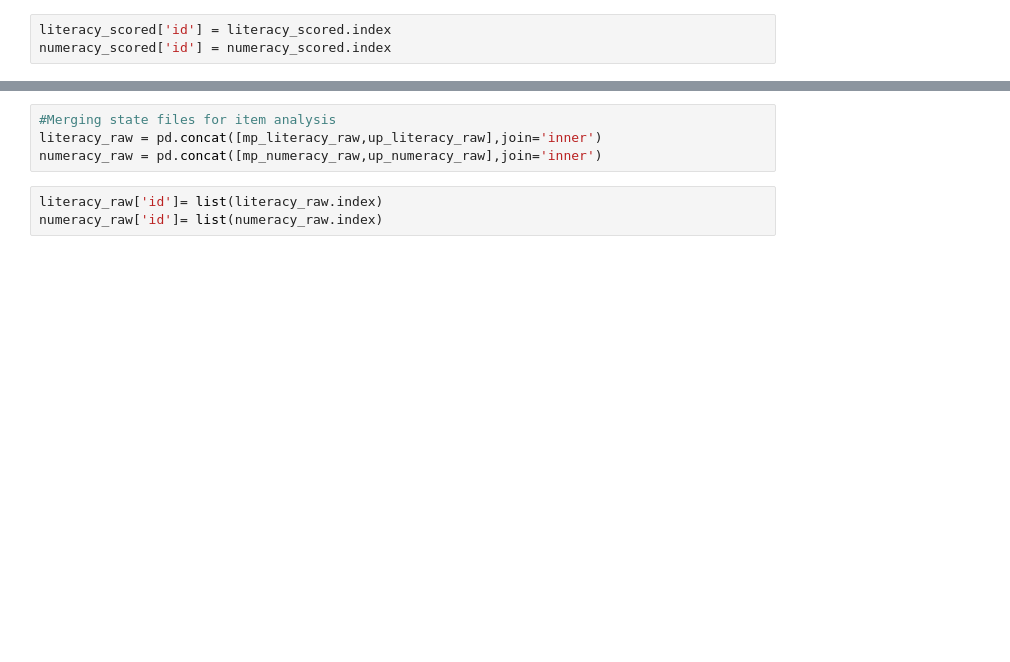
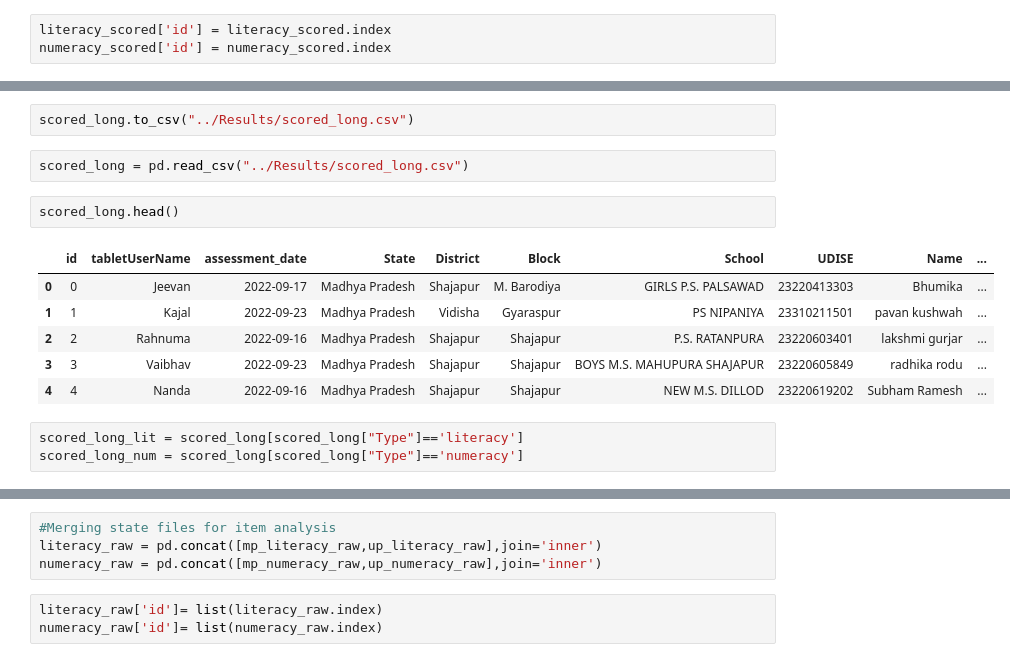
Before and after one commit to arvinds88/csf, a Jupyter notebook: SLO_baseline_data_quality_check.ipynb, the cells around one changed output, grey strips where cells are left out. Drawn from its saved outputs; the diff is of its cells as text; blank space fills up the shorter version.

```diff
--- a/SLO_baseline_data_quality_check.ipynb
+++ b/SLO_baseline_data_quality_check.ipynb
@@ -109,0 +263,16 @@ numeracy_scored['id'] = numeracy_scored.index
+# %%
+scored_long.to_csv("../Results/scored_long.csv")
+# %%
+scored_long = pd.read_csv("../Results/scored_long.csv")
+# %%
+scored_long.head()
+# %% [output]
+|  | id | tabletUserName | assessment_date | State | District | Block | School | UDISE | Name | ... |
+| 0 | 0 | Jeevan | 2022-09-17 | Madhya Pradesh | Shajapur | M. Barodiya | GIRLS P.S. PALSAWAD | 23220413303 | Bhumika | ... |
+| 1 | 1 | Kajal | 2022-09-23 | Madhya Pradesh | Vidisha | Gyaraspur | PS NIPANIYA | 23310211501 | pavan kushwah | ... |
+| 2 | 2 | Rahnuma | 2022-09-16 | Madhya Pradesh | Shajapur | Shajapur | P.S. RATANPURA | 23220603401 | lakshmi gurjar | ... |
+| 3 | 3 | Vaibhav | 2022-09-23 | Madhya Pradesh | Shajapur | Shajapur | BOYS M.S. MAHUPURA SHAJAPUR | 23220605849 | radhika rodu | ... |
+| 4 | 4 | Nanda | 2022-09-16 | Madhya Pradesh | Shajapur | Shajapur | NEW M.S. DILLOD | 23220619202 | Subham Ramesh | ... |
+# %%
+scored_long_lit = scored_long[scored_long["Type"]=='literacy']
+scored_long_num = scored_long[scored_long["Type"]=='numeracy']
```
Also changed, not shown: parts of 74 cells of this notebook, 4 other files.
